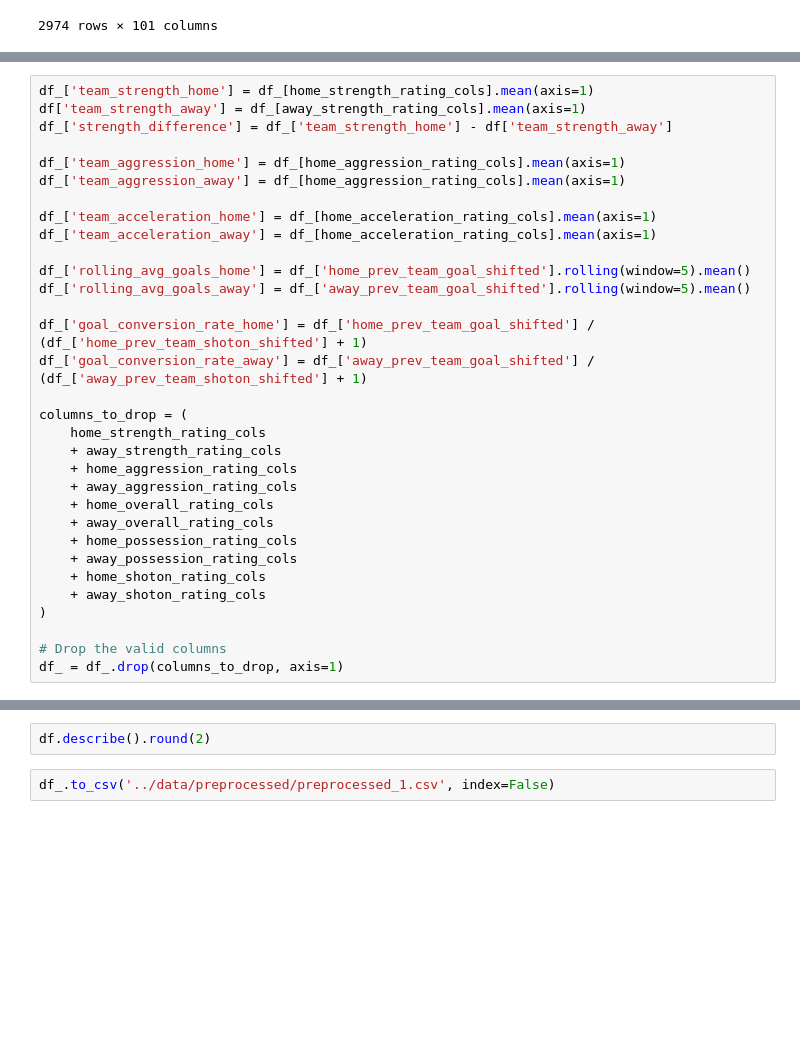
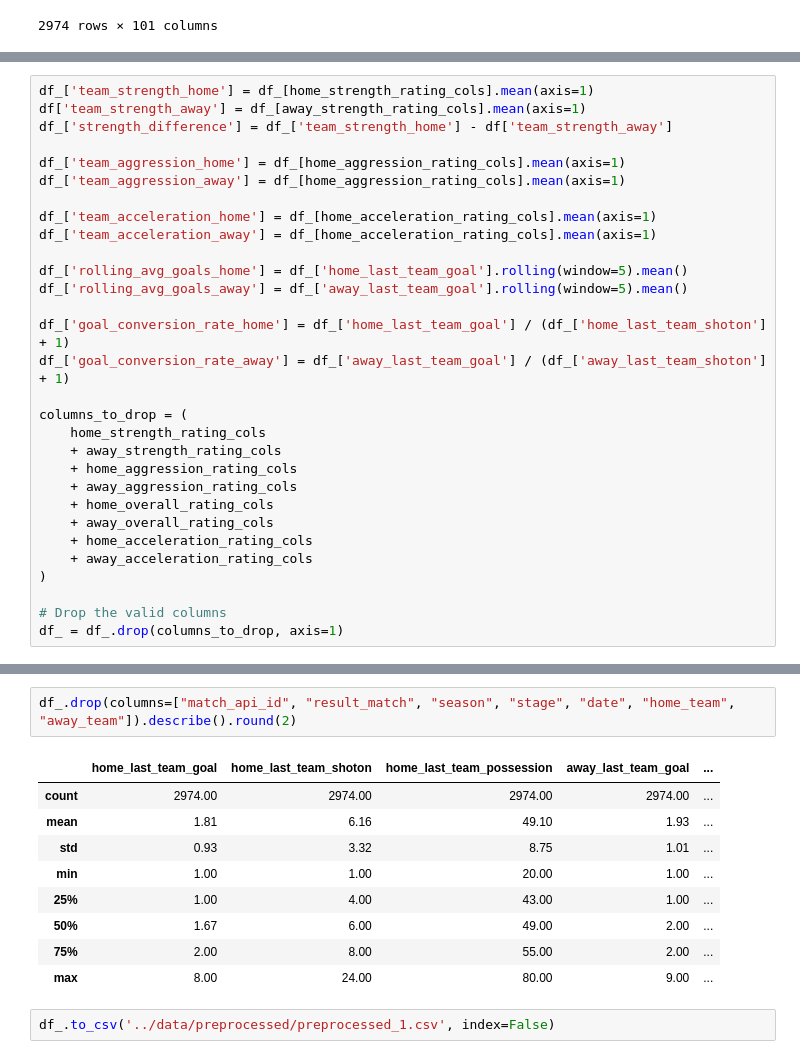
Before and after one commit to kamil0920/football_result_prediction-v2, a Jupyter notebook: src/preprocessing.ipynb, the cells around one changed output, grey strips where cells are left out. Drawn from its saved outputs; the diff is of its cells as text; blank space fills up the shorter version.

```diff
--- a/src/preprocessing.ipynb
+++ b/src/preprocessing.ipynb
@@ -127,11 +127,11 @@ df_['team_aggression_away'] = df_[home_aggression_rating_cols].mean(axis=1)
 df_['team_acceleration_home'] = df_[home_acceleration_rating_cols].mean(axis=1)
 df_['team_acceleration_away'] = df_[home_acceleration_rating_cols].mean(axis=1)
 
-df_['rolling_avg_goals_home'] = df_['home_prev_team_goal_shifted'].rolling(window=5).mean()
-df_['rolling_avg_goals_away'] = df_['away_prev_team_goal_shifted'].rolling(window=5).mean()
+df_['rolling_avg_goals_home'] = df_['home_last_team_goal'].rolling(window=5).mean()
+df_['rolling_avg_goals_away'] = df_['away_last_team_goal'].rolling(window=5).mean()
 
-df_['goal_conversion_rate_home'] = df_['home_prev_team_goal_shifted'] / (df_['home_prev_team_shoton_shifted'] + 1)
-df_['goal_conversion_rate_away'] = df_['away_prev_team_goal_shifted'] / (df_['away_prev_team_shoton_shifted'] + 1)
+df_['goal_conversion_rate_home'] = df_['home_last_team_goal'] / (df_['home_last_team_shoton'] + 1)
+df_['goal_conversion_rate_away'] = df_['away_last_team_goal'] / (df_['away_last_team_shoton'] + 1)
 
 columns_to_drop = (
     home_strength_rating_cols
@@ -140,10 +140,8 @@ columns_to_drop = (
     + away_aggression_rating_cols
     + home_overall_rating_cols
     + away_overall_rating_cols
-    + home_possession_rating_cols
-    + away_possession_rating_cols
-    + home_shoton_rating_cols
-    + away_shoton_rating_cols
+    + home_acceleration_rating_cols
+    + away_acceleration_rating_cols
 )
 
 # Drop the valid columns
@@ -153,4 +169,14 @@ df_.info()
 # %%
-df.describe().round(2)
+df_.drop(columns=["match_api_id", "result_match", "season", "stage", "date", "home_team", "away_team"]).describe().round(2)
+# %% [output]
+|  | home_last_team_goal | home_last_team_shoton | home_last_team_possession | away_last_team_goal | ... |
+| count | 2974.00 | 2974.00 | 2974.00 | 2974.00 | ... |
+| mean | 1.81 | 6.16 | 49.10 | 1.93 | ... |
+| std | 0.93 | 3.32 | 8.75 | 1.01 | ... |
+| min | 1.00 | 1.00 | 20.00 | 1.00 | ... |
+| 25% | 1.00 | 4.00 | 43.00 | 1.00 | ... |
+| 50% | 1.67 | 6.00 | 49.00 | 2.00 | ... |
+| 75% | 2.00 | 8.00 | 55.00 | 2.00 | ... |
+| max | 8.00 | 24.00 | 80.00 | 9.00 | ... |
 # %%
 df_.to_csv('../data/preprocessed/preprocessed_1.csv', index=False)
```
Also changed, not shown: parts of 2 cells of this notebook, 2 other files.
